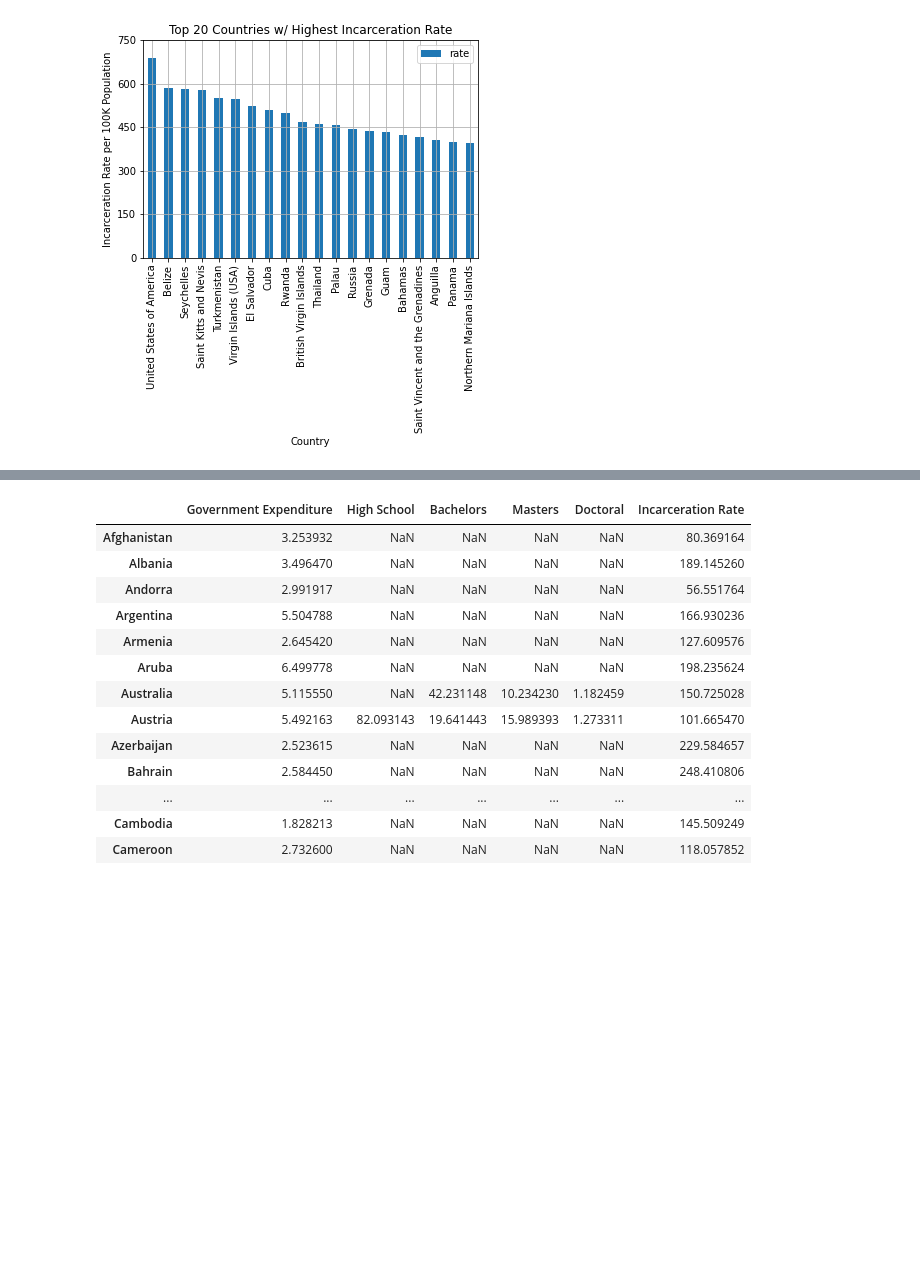
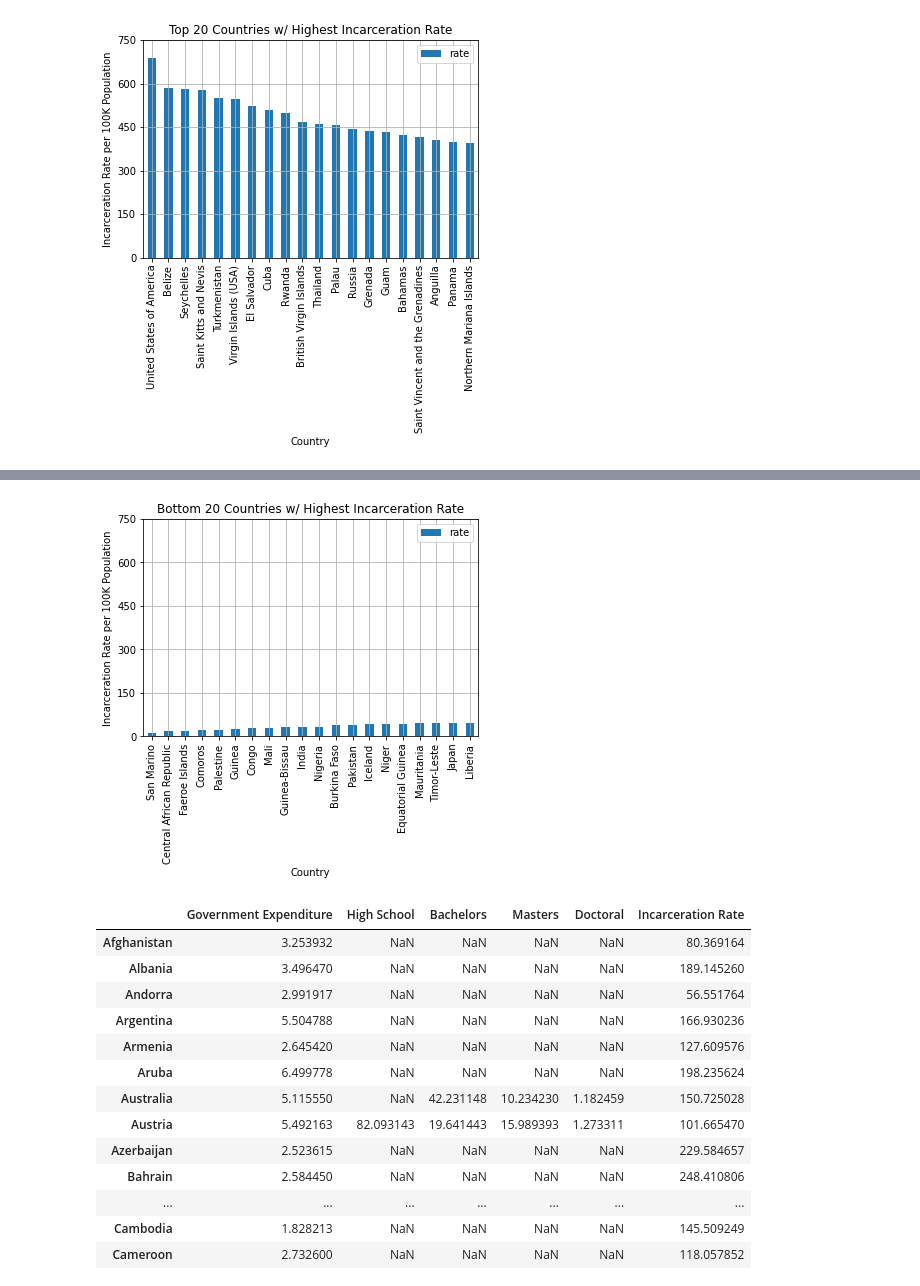
Before and after one commit to pamhinostroza/Project_1, a Jupyter notebook: Project_Main.ipynb, the cells around one changed output, grey strips where cells are left out. Saved outputs shown, nothing was run; the diff lists cells and outputs as text; code cells hidden in the pictures; blank space fills up the shorter version.

Commit message:
adding bottom 20 incarceration

```diff
--- a/Project_Main.ipynb
+++ b/Project_Main.ipynb
@@ -442,3 +442,7 @@ plt.grid()
 plt.savefig("Output/top_20_inc.png")
 # %% [output]
 [figure]
+# %%
+bottom20_inc=df_rate.sort_values(by='rate')
+bottom20_inc=bottom20_inc.head(20)
+bottom20_inc
@@ -445,3 +468,13 @@ plt.savefig("Output/top_20_inc.png")
+# %%
+bottom20_inc.plot(kind='bar')
+plt.xlabel('Country')
+plt.ylabel('Incarceration Rate per 100K Population')
+plt.title('Bottom 20 Countries w/ Highest Incarceration Rate')
+plt.yticks([0, 150, 300, 450, 600, 750])
+plt.grid()
+plt.savefig("Output/bottom_20_inc.png")
+# %% [output]
+[figure, added]
 # %%
 merge1=pd.concat([ed_exp_mean, high_school, bach_ed, master_ed, doc_ed, df_rate], axis=1)
 merge1.columns=['Government Expenditure','High School', 'Bachelors', 'Masters', 'Doctoral', 'Incarceration Rate']
```
Also changed, not shown: parts of 1 cell of this notebook, 2 other files.
